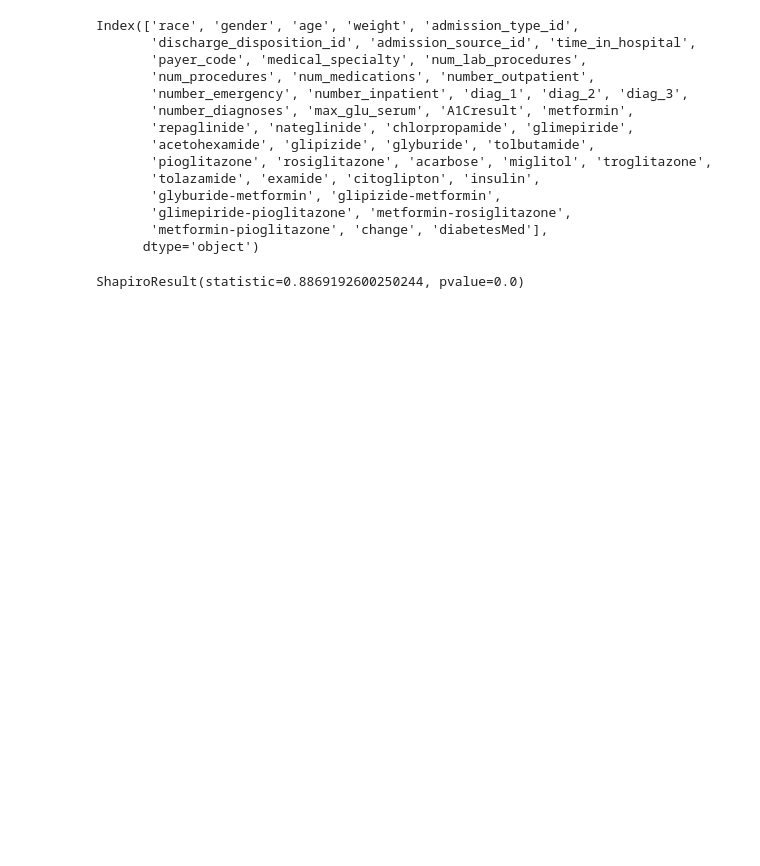
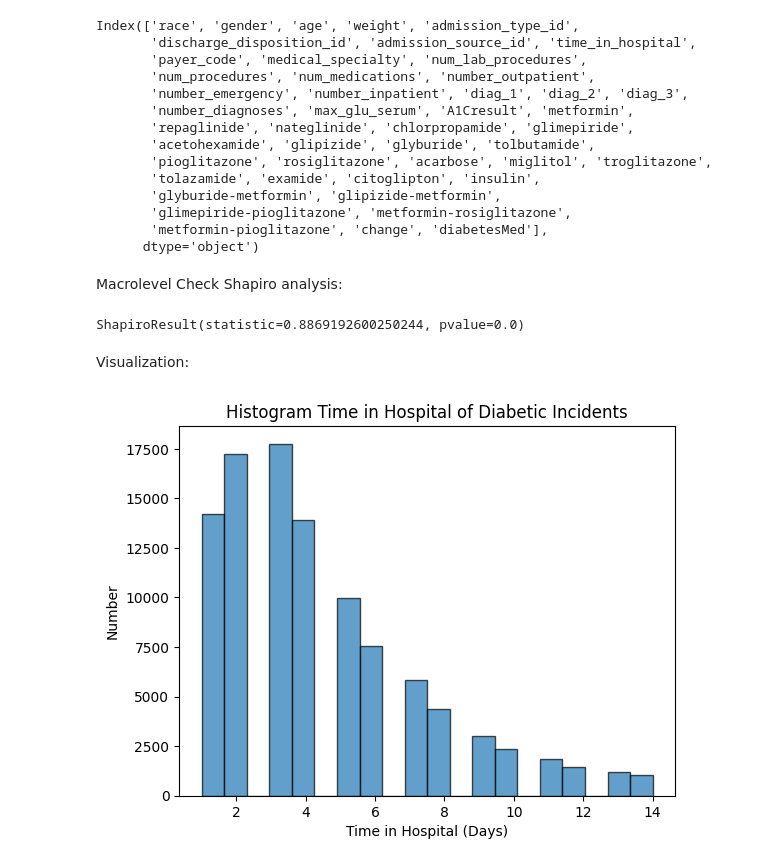
Before and after one commit to angeliki-tzanou/datasci_6_anova, a Jupyter notebook: HHA_507_Assignment_6.ipynb, the cells around one changed output. Drawn from its saved outputs; the diff is of its cells as text; code cells hidden in the pictures; blank space fills up the shorter version.

```diff
--- a/HHA_507_Assignment_6.ipynb
+++ b/HHA_507_Assignment_6.ipynb
@@ -79,7 +79,19 @@ Index(['race', 'gender', 'age', 'weight', 'admission_type_id',
        'glimepiride-pioglitazone', 'metformin-rosiglitazone',
        'metformin-pioglitazone', 'change', 'diabetesMed'],
       dtype='object')
+# %% [markdown]
+Macrolevel Check Shapiro analysis:
 # %%
 stats.shapiro(df_diab['time_in_hospital'])
 # %% [output]
 ShapiroResult(statistic=0.8869192600250244, pvalue=0.0)
+# %% [markdown]
+Visualization:
+# %%
+plt.hist(df_diab['time_in_hospital'], bins=20, edgecolor='k', alpha=0.7)
+plt.title('Histogram Time in Hospital of Diabetic Incidents')
+plt.xlabel('Time in Hospital (Days)')
+plt.ylabel('Number')
+plt.show()
+# %% [output]
+[figure, added]
```
